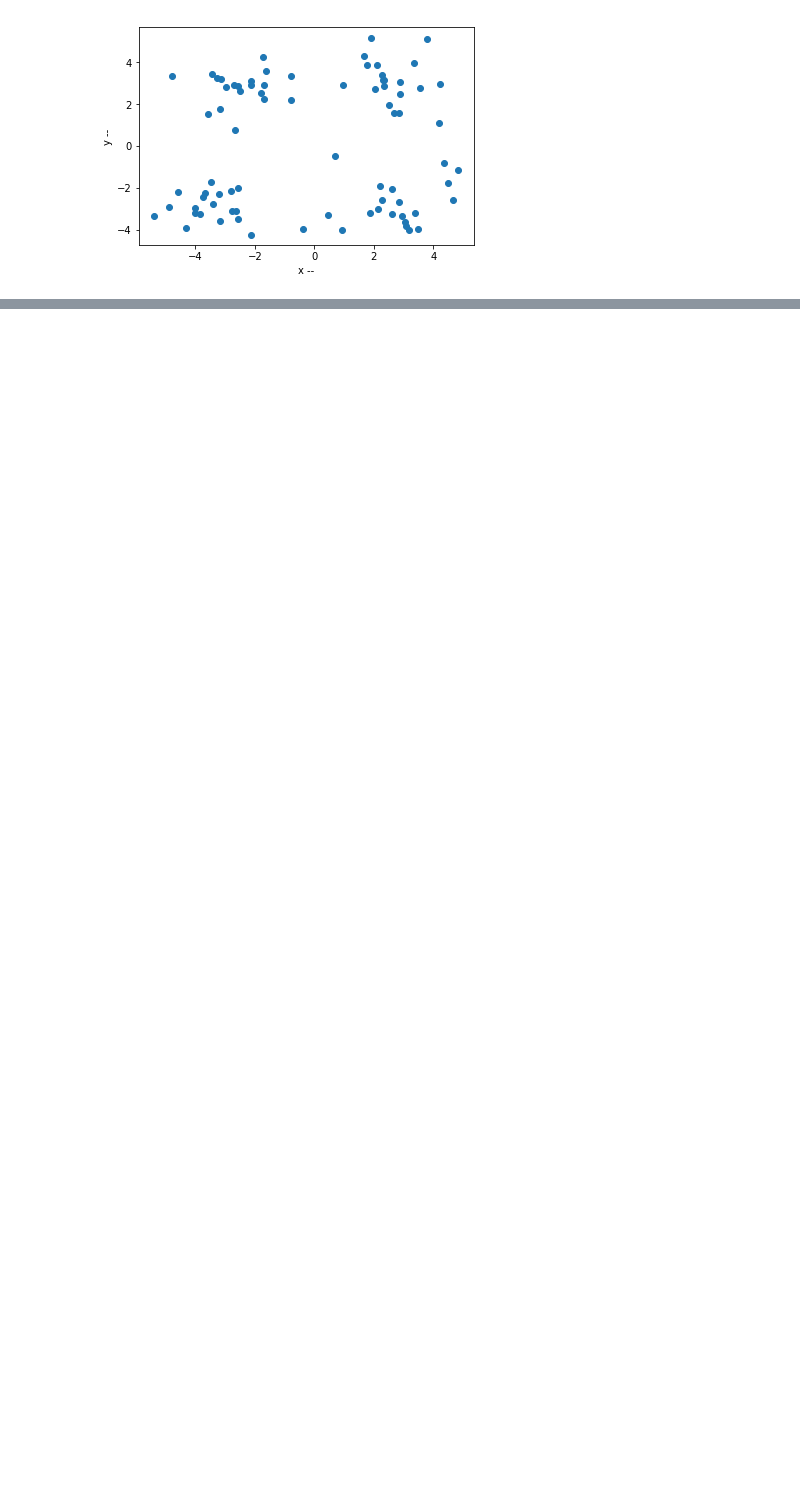
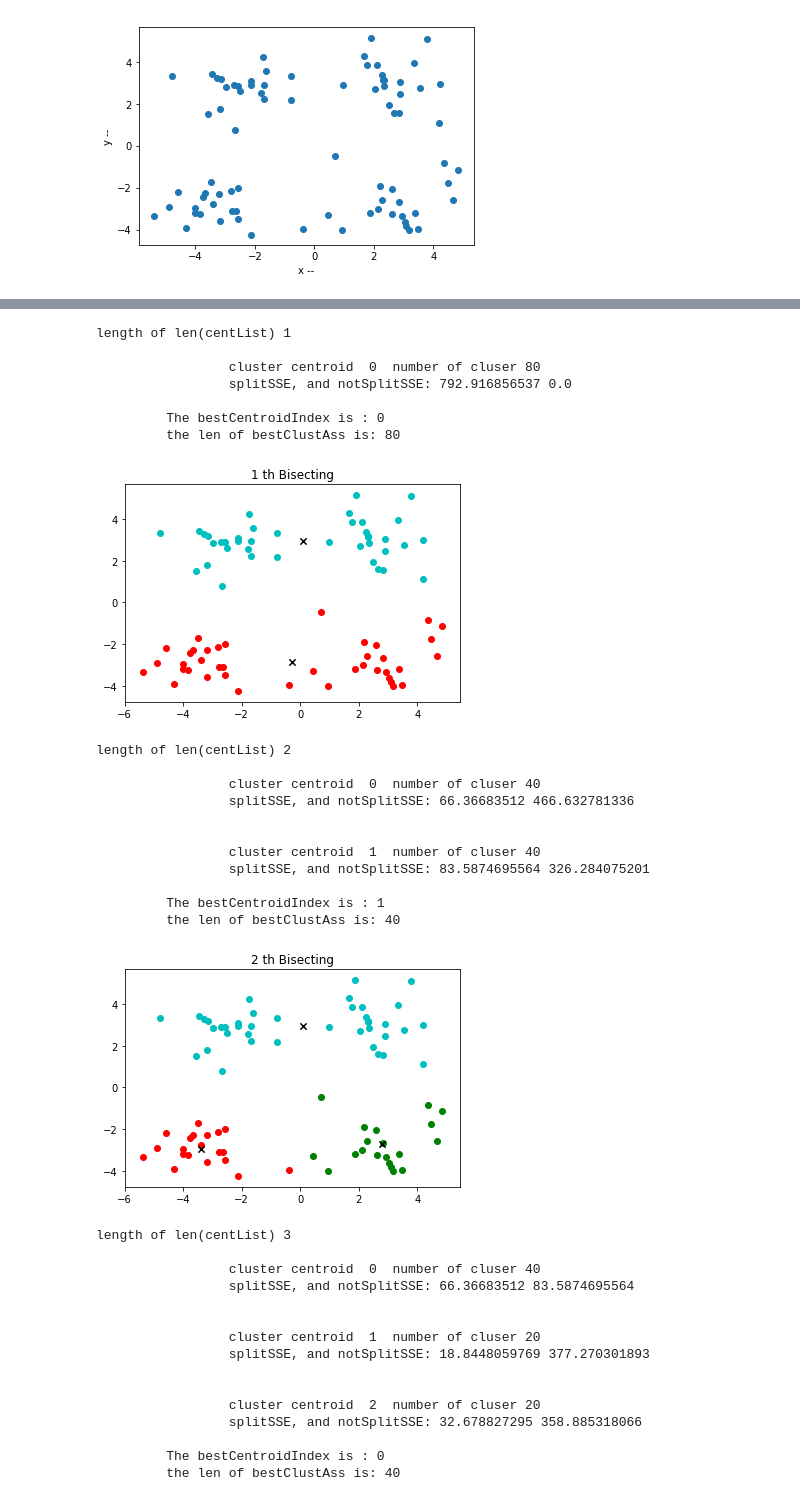
Before and after one commit to AaronFlower/Jupyter, a Jupyter notebook: k-means/K-means.ipynb, the cells around one changed output, grey strips where cells are left out. Saved outputs shown, nothing was run; the diff lists cells and outputs as text; code cells hidden in the pictures; blank space fills up the shorter version.

```diff
--- a/k-means/K-means.ipynb
+++ b/k-means/K-means.ipynb
@@ -106,0 +181,42 @@ ctds, assignMat = kMeans(dataMat, 4)
+# %%
+'''
+在 dataSet.txt 上运行，可以看出，bisecting k-means 的分类效果确实要优于普通的 k-means。
+逐步分解更加宜于收敛到全局最优。
+'''
+biCents, biAss = biKmeans(dataMat,4)
+# %% [output]
+length of len(centList) 1
+
+                 cluster centroid  0  number of cluser 80
+                 splitSSE, and notSplitSSE: 792.916856537 0.0
+
+         The bestCentroidIndex is : 0
+         the len of bestClustAss is: 80
+[figure, added]
+length of len(centList) 2
+
+                 cluster centroid  0  number of cluser 40
+                 splitSSE, and notSplitSSE: 66.36683512 466.632781336
+
+
+                 cluster centroid  1  number of cluser 40
+                 splitSSE, and notSplitSSE: 83.5874695564 326.284075201
+
+         The bestCentroidIndex is : 1
+         the len of bestClustAss is: 40
+[figure, added]
+length of len(centList) 3
+
+                 cluster centroid  0  number of cluser 40
+                 splitSSE, and notSplitSSE: 66.36683512 83.5874695564
+
+
+                 cluster centroid  1  number of cluser 20
+                 splitSSE, and notSplitSSE: 18.8448059769 377.270301893
+
+
+                 cluster centroid  2  number of cluser 20
+                 splitSSE, and notSplitSSE: 32.678827295 358.885318066
+
+         The bestCentroidIndex is : 0
+         the len of bestClustAss is: 40
```
Also changed, not shown: parts of 11 cells of this notebook, 1 other file.
